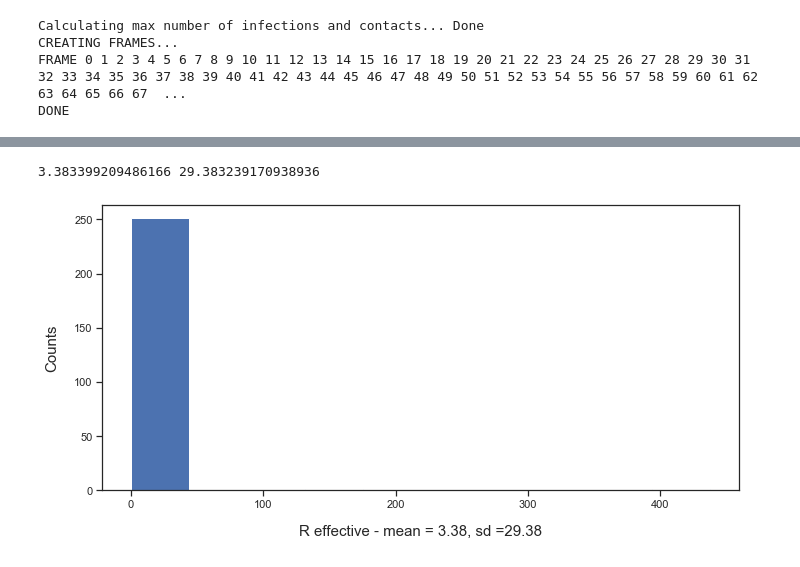
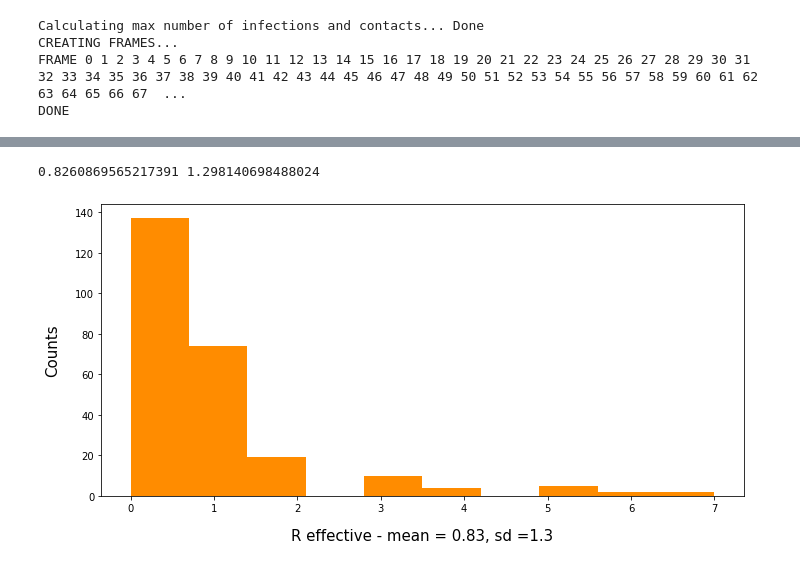
Before and after one commit to colabobio/oo-viz, a Jupyter notebook: plot_charts.ipynb, the cells around one changed output, grey strips where cells are left out. Drawn from its saved outputs; the diff is of its cells as text; code cells hidden in the pictures.

```diff
--- a/plot_charts.ipynb
+++ b/plot_charts.ipynb
@@ -108,8 +110,8 @@ frame_format = "png"
 time_delta_sec = 60 * time_step_min
 
 # This hsould match the corresponding parameter inthe infection and contact animations
-# so that the animated charts match with them
-anim_steps_per_time_delta = 1
+# so that the animated charts match with them. But for quick renderings, it should be set to 1.
+anim_steps_per_time_delta = 30
 
 # Number of ticks in the x axis of epi plots
 num_ticks = 10
@@ -245,6 +247,19 @@ def get_node_status(events, status0 = None):
 
     return status
 
+def get_infection_network(infections, status):
+    nvert = len(user_index)
+
+    g = Graph(directed=True)
+    g.add_vertices(nvert)
+    g.add_edges(infections)
+
+    if status:
+        g.vs["status"] = status
+        g.vs["color"] = [status_color[out] for out in g.vs["status"]]
+
+    return g
+
 # https://stackoverflow.com/a/48938464
 def hour_rounder(t):
     # Rounds to nearest hour by adding a timedelta hour if minute >= 30
@@ -624,28 +642,28 @@ NameError: name 'get_outcomes' is not defined
 # %%
 # Plot distribution of R averaged over the entire simulation
 
-outcomes = get_outcomes(events)
-transmissions = get_transmissions(events)
-g = get_network(transmissions, outcomes)
+status = get_node_status(events)
+infections = get_infection_list(events)
+g = get_infection_network(infections, status)
 
 r_values = []
 sel = g.vs(_degree_gt=0)
 for v in sel:
     nout = v.degree(mode=OUT)
     r_values += [nout]
 
 r_mean = np.mean(r_values)
 r_std = np.std(r_values)
 counts, bins = np.histogram(r_values)
 
 print(r_mean, r_std)
 
 fig, ax = plt.subplots(figsize=(10,5))
 plt.ylabel("Counts", labelpad=15, fontsize=15)
 plt.xlabel("R effective - mean = " + str(round(r_mean, 2)) + ", sd =" + str(round(r_std, 2)), labelpad=15, fontsize=15)
-plt.hist(bins[:-1], bins, weights=counts)
+plt.hist(bins[:-1], bins, color="darkorange", weights=counts)
 plt.tight_layout()
 plt.savefig(os.path.join(output_folder, "r-mean-histogram.pdf"))
 # %% [output]
-3.383399209486166 29.383239170938936
+0.8260869565217391 1.298140698488024
-[figure, old version]
+[figure, new version]
```
Also changed, not shown: parts of 4 cells of this notebook, 2 other files.
